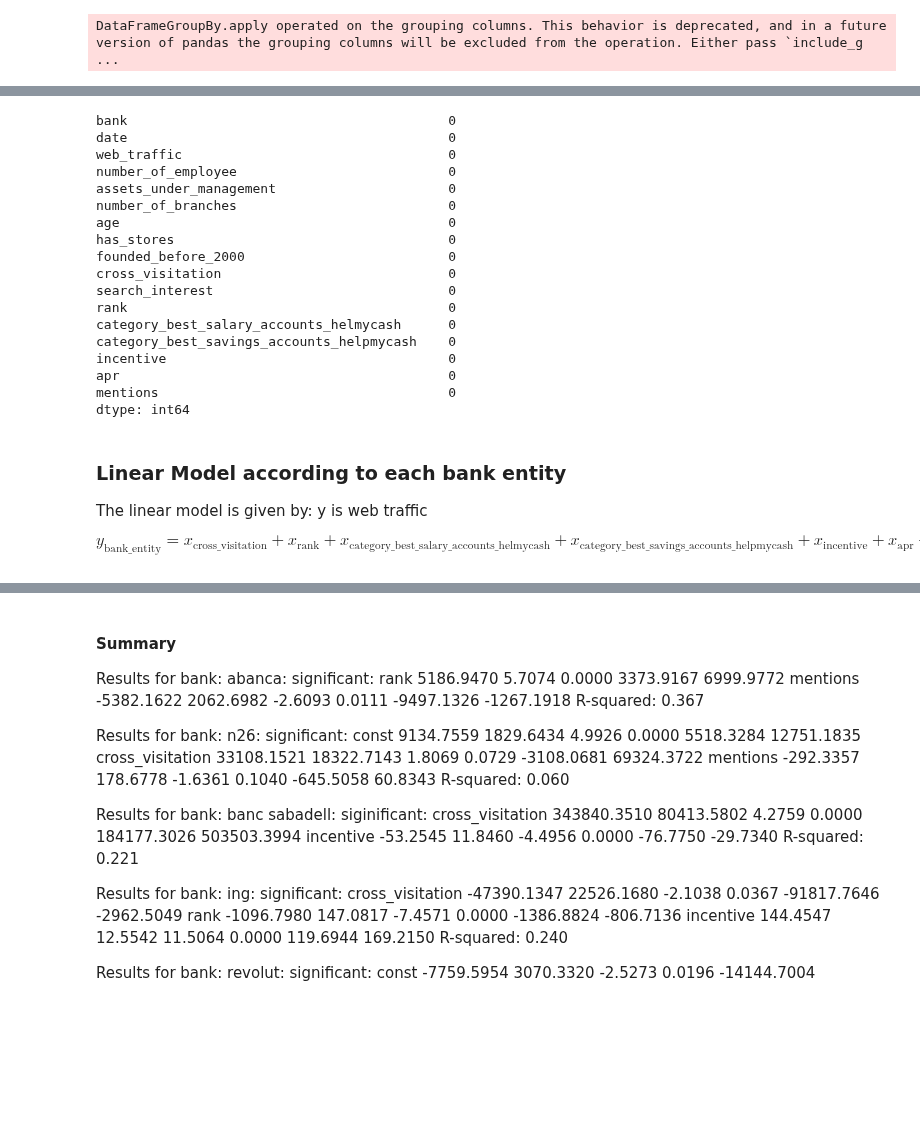
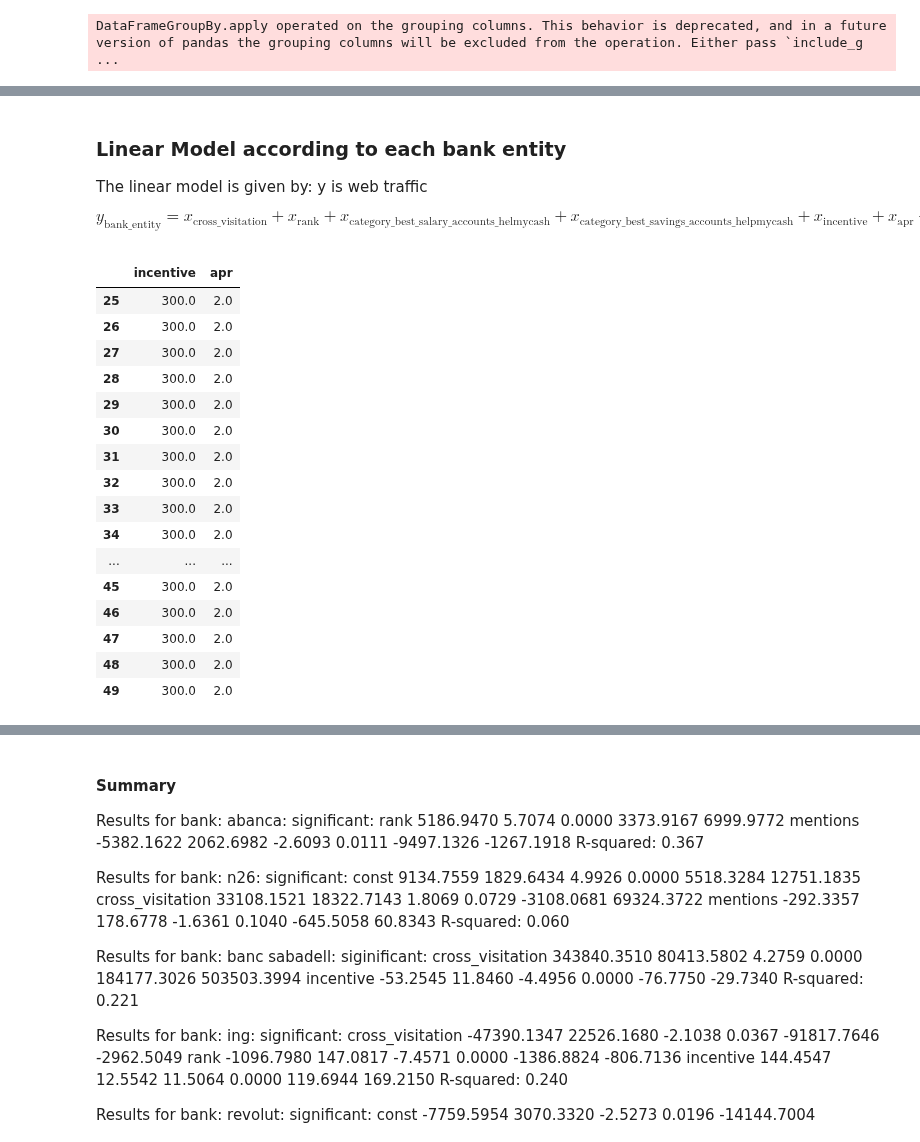
Before and after one commit to agbennett-bse/deloitte_digital_banking, a Jupyter notebook: deloitte_digital_banking/regression_analysis.ipynb, the cells around one changed output, grey strips where cells are left out. Saved outputs shown, nothing was run; the diff lists cells and outputs as text; code cells hidden in the pictures; blank space fills up the shorter version.

```diff
--- a/deloitte_digital_banking/regression_analysis.ipynb
+++ b/deloitte_digital_banking/regression_analysis.ipynb
@@ -81,7 +122,5 @@ DataFrameGroupBy.apply operated on the grouping columns. This behavior is deprec
 # %%
-ind_vars = ['cross_visitation', 'rank',
-       'category_best_salary_accounts_helmycash',
-       'category_best_savings_accounts_helpmycash', 'incentive', 'apr',
+ind_vars = ['cross_visitation', 'rank', 'incentive', 'apr',
        'mentions', 'search_interest']
 # %%
 
@@ -111,20 +142 @@ mentions                                     0
 dtype: int64
-# %%
-# find the minimum date
-min_date = data['date'].min()
-
-# for each bank on the minimum date, set apr and incentive to 0 if it is missing
-
-for bank in data['bank'].unique():
-    bank_data = data[data['bank'] == bank]
-    min_date_data = bank_data[bank_data['date'] == min_date]
-    if min_date_data['apr'].isnull().values[0]:
-        data.loc[(data['bank'] == bank) & (data['date'] == min_date), 'apr'] = 0
-    if min_date_data['incentive'].isnull().values[0]:
-        data.loc[(data['bank'] == bank) & (data['date'] == min_date), 'incentive'] = 0
-# %%
-# ffill then bfill the missing values in the apr and incentive columns
-data['apr'] = data['apr'].ffill()
-data['apr'] = data['apr'].bfill()
-
-data['incentive'] = data['incentive'].ffill().bfill()
@@ -133,30 +143,3 @@ data.to_csv('data/final_regression_data.csv', index=False)
-# %%
-# scale all the independent variables with standard scaler
-from sklearn.preprocessing import StandardScaler
-
-scaler = StandardScaler()
-data[ind_vars] = scaler.fit_transform(data[ind_vars])
-# %%
-data.isna().sum()
-# %% [output]
-bank                                         0
-date                                         0
-web_traffic                                  0
-number_of_employee                           0
-assets_under_management                      0
-number_of_branches                           0
-age                                          0
-has_stores                                   0
-founded_before_2000                          0
-cross_visitation                             0
-search_interest                              0
-rank                                         0
-category_best_salary_accounts_helmycash      0
-category_best_savings_accounts_helpmycash    0
-incentive                                    0
-apr                                          0
-mentions                                     0
-dtype: int64
 # %% [markdown]
 ### Linear Model according to each bank entity
 The linear model is given by: y is web traffic
@@ -164,5 +147,25 @@ The linear model is given by: y is web traffic
 $$
 y_{\text{bank\_entity}} = x_{\text{cross\_visitation}} + x_{\text{rank}} + x_{\text{category\_best\_salary\_accounts\_helmycash}} + x_{\text{category\_best\_savings\_accounts\_helpmycash}} + x_{\text{incentive}} + x_{\text{apr}} + x_{\text{mentions}} + \text{error}
 $$
+# %%
+data.loc[data.bank == 'n26', ['incentive', 'apr' ]]
+# %% [output]
+|  | incentive | apr |
+| 25 | 300.0 | 2.0 |
+| 26 | 300.0 | 2.0 |
+| 27 | 300.0 | 2.0 |
+| 28 | 300.0 | 2.0 |
+| 29 | 300.0 | 2.0 |
+| 30 | 300.0 | 2.0 |
+| 31 | 300.0 | 2.0 |
+| 32 | 300.0 | 2.0 |
+| 33 | 300.0 | 2.0 |
+| 34 | 300.0 | 2.0 |
+| ... | ... | ... |
+| 45 | 300.0 | 2.0 |
+| 46 | 300.0 | 2.0 |
+| 47 | 300.0 | 2.0 |
+| 48 | 300.0 | 2.0 |
+| 49 | 300.0 | 2.0 |
 # %%
 for bank in data['bank'].unique():
```
Also changed, not shown: parts of 32 cells of this notebook, 3 other files.
